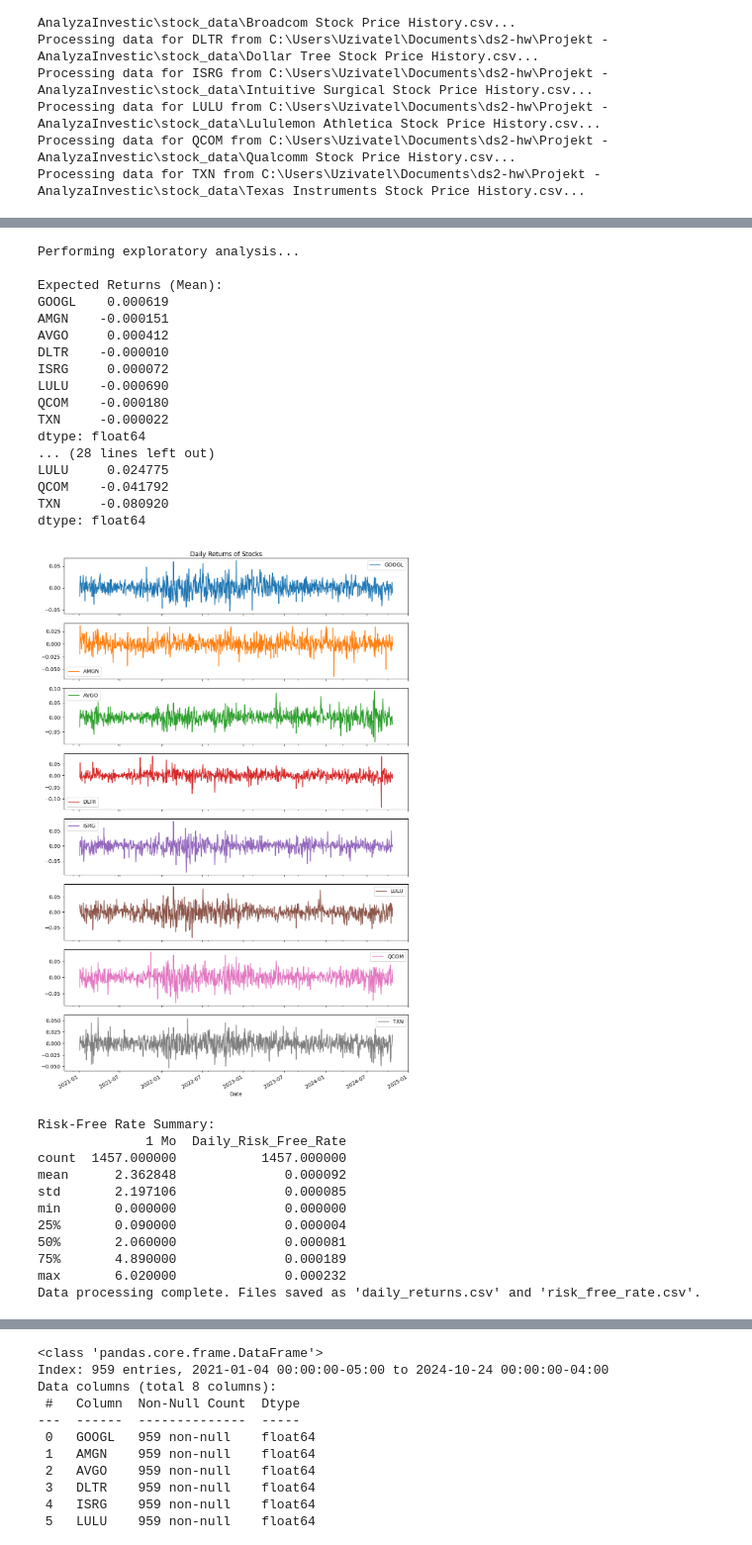
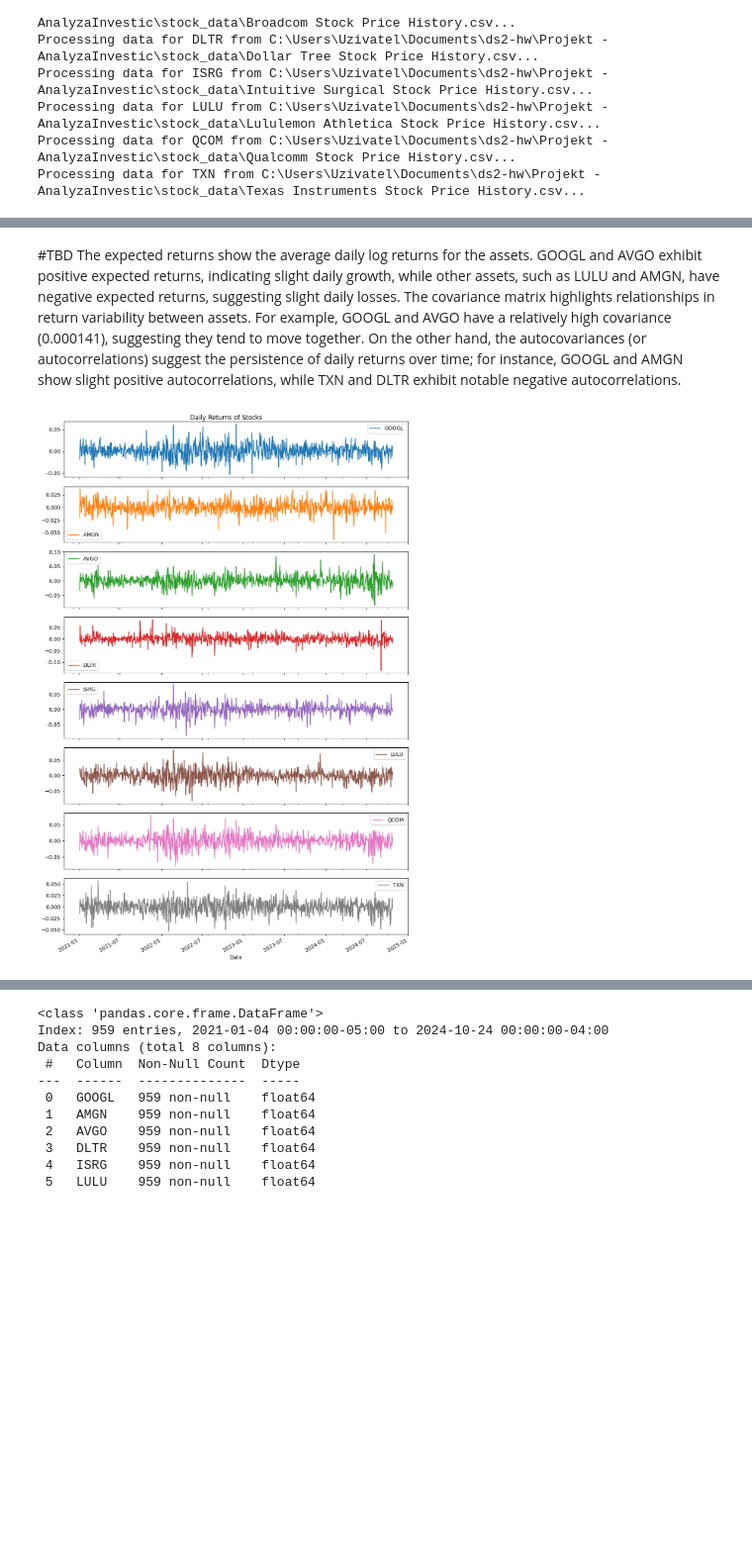
Before and after one commit to ancabenca/ds2-hw, a Jupyter notebook: Projekt -AnalyzaInvestic/AI-ABE.ipynb, the cells around one changed output, grey strips where cells are left out. Shown at 99% size. Cells and saved outputs as stored; diff of their text form; code cells hidden in the pictures; blank space fills up the shorter version.

```diff
--- a/Projekt -AnalyzaInvestic/AI-ABE.ipynb
+++ b/Projekt -AnalyzaInvestic/AI-ABE.ipynb
@@ -190,0 +289,10 @@ Risk-free rate processing complete. File saved as 'processed_risk_free_rate.csv'
+# %%
+# Ensure missing_dates are datetime64[ns]
+missing_dates = pd.to_datetime(missing_dates)
+
+# Now apply to combined_returns
+combined_returns_cleaned = combined_returns[~combined_returns.index.isin(missing_dates)]
+
+# Similarly for risk_free_rate
+missing_dates2 = pd.to_datetime(missing_dates2)
+risk_free_rate_cleaned = risk_free_rate[~risk_free_rate.index.isin(missing_dates2)]
@@ -191,58 +381,10 @@ Risk-free rate processing complete. File saved as 'processed_risk_free_rate.csv'
+# %% [markdown]
+#TBD
+The expected returns show the average daily log returns for the assets. GOOGL and AVGO exhibit positive expected returns, indicating slight daily growth, while other assets, such as LULU and AMGN, have negative expected returns, suggesting slight daily losses. The covariance matrix highlights relationships in return variability between assets. For example, GOOGL and AVGO have a relatively high covariance (0.000141), suggesting they tend to move together. On the other hand, the autocovariances (or autocorrelations) suggest the persistence of daily returns over time; for instance, GOOGL and AMGN show slight positive autocorrelations, while TXN and DLTR exhibit notable negative autocorrelations.
 # %%
-# Exploratory analysis
-print("Performing exploratory analysis...")
-mean_returns = combined_returns.mean()
-cov_matrix = combined_returns.cov()
-auto_cov = combined_returns.apply(lambda col: col.autocorr())
-
-print("\nExpected Returns (Mean):")
-print(mean_returns)
-print("\nCovariance Matrix:")
-print(cov_matrix)
-print("\nAuto-covariances (Autocorrelations):")
-print(auto_cov)
-
 # Plotting daily returns
-combined_returns.plot(subplots=True, figsize=(10, 15), title='Daily Returns of Stocks')
+combined_returns_cleaned.plot(subplots=True, figsize=(10, 15), title='Daily Returns of Stocks')
 plt.tight_layout()
 plt.show()
-
-# Summary of Risk-Free Rate
-print("\nRisk-Free Rate Summary:")
-print(risk_free_rate.describe())
-
-# Save processed data for further analysis
-combined_returns.to_csv('daily_returns.csv')
-risk_free_rate.to_csv('risk_free_rate.csv')
-
-print("Data processing complete. Files saved as 'daily_returns.csv' and 'risk_free_rate.csv'.")
 # %% [output]
-Performing exploratory analysis...
-
-Expected Returns (Mean):
-GOOGL    0.000619
-AMGN    -0.000151
-AVGO     0.000412
-DLTR    -0.000010
-ISRG     0.000072
-LULU    -0.000690
-QCOM    -0.000180
-TXN     -0.000022
-dtype: float64
-... (28 lines left out)
-LULU     0.024775
-QCOM    -0.041792
-TXN     -0.080920
-dtype: float64
-[figure, old version]
+[figure, new version]
-Risk-Free Rate Summary:
-              1 Mo  Daily_Risk_Free_Rate
-count  1457.000000           1457.000000
-mean      2.362848              0.000092
-std       2.197106              0.000085
-min       0.000000              0.000000
-25%       0.090000              0.000004
-50%       2.060000              0.000081
-75%       4.890000              0.000189
-max       6.020000              0.000232
-Data processing complete. Files saved as 'daily_returns.csv' and 'risk_free_rate.csv'.
```
Also changed, not shown: parts of 45 cells of this notebook, 5 other files.
